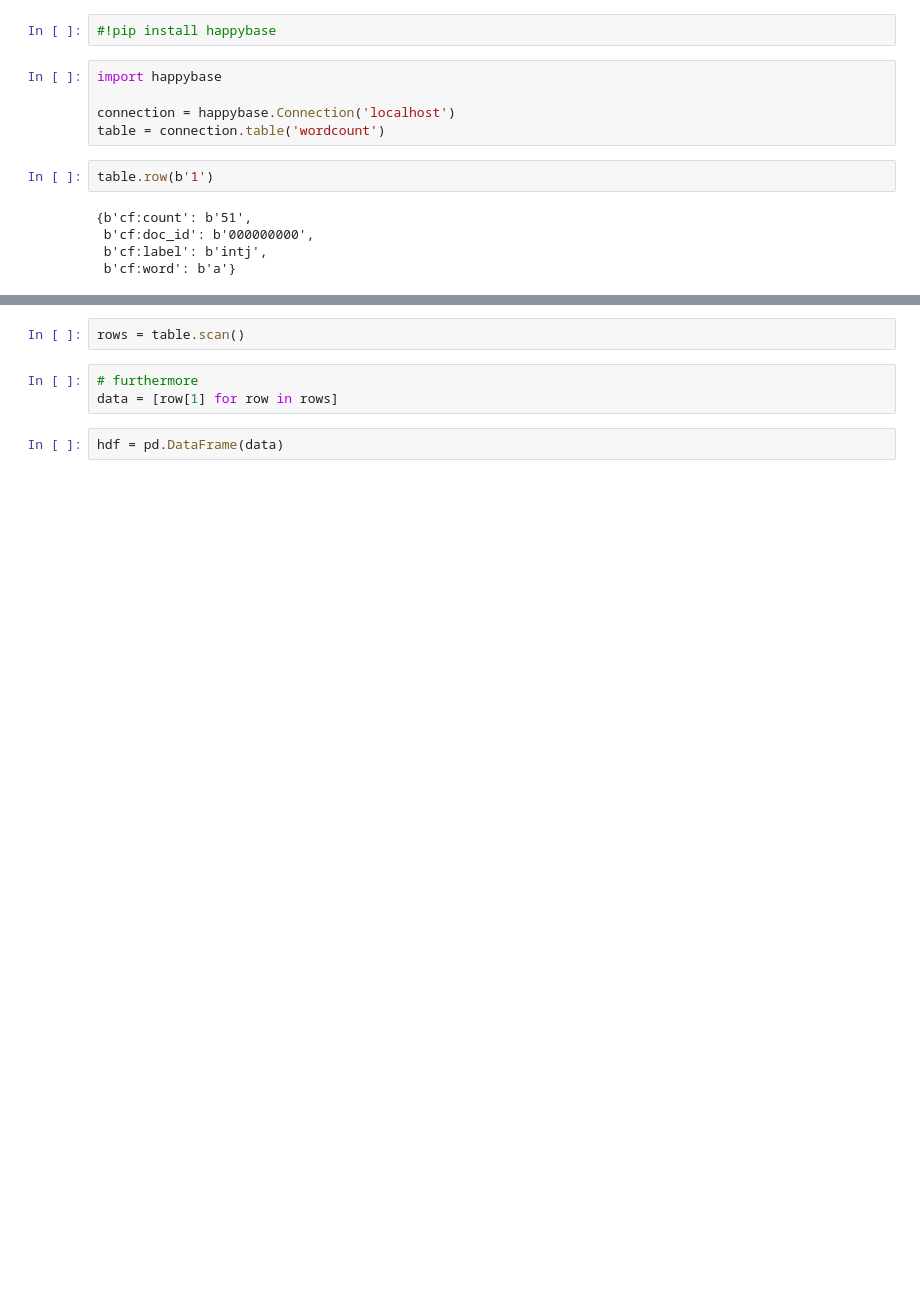
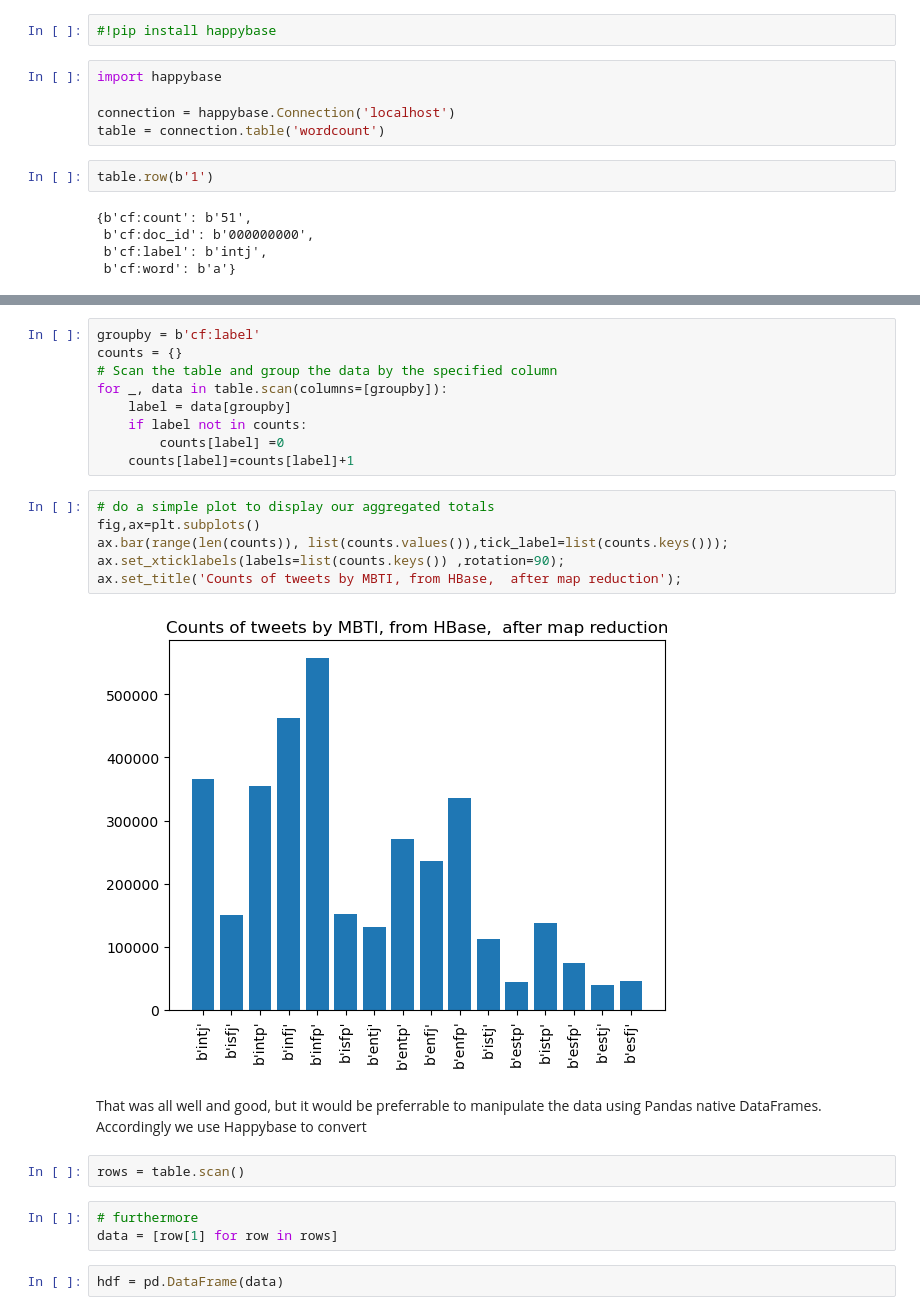
Before and after one commit to johncattanach/BigDataCA, a Jupyter notebook: twitter-mbti-eda2.ipynb, the cells around one changed output, grey strips where cells are left out. Cells and saved outputs as stored; diff of their text form; blank space fills up the shorter version.

```diff
--- a/twitter-mbti-eda2.ipynb
+++ b/twitter-mbti-eda2.ipynb
@@ -243,3 +237,23 @@ table.row(b'1')
+# %%
+groupby = b'cf:label'
+counts = {}
+# Scan the table and group the data by the specified column
+for _, data in table.scan(columns=[groupby]):
+    label = data[groupby]
+    if label not in counts:
+        counts[label] =0
+    counts[label]=counts[label]+1
+# %%
+# do a simple plot to display our aggregated totals
+fig,ax=plt.subplots()
+ax.bar(range(len(counts)), list(counts.values()),tick_label=list(counts.keys()));
+ax.set_xticklabels(labels=list(counts.keys()) ,rotation=90);
+ax.set_title('Counts of tweets by MBTI, from HBase,  after map reduction');
+# %% [output]
+[figure, added]
+# %% [markdown]
+That was all well and good, but it would be preferrable to manipulate the data using Pandas native DataFrames.
+Accordingly we use Happybase to convert
 # %%
 rows = table.scan()
 # %%
```
Also changed, not shown: parts of 29 cells of this notebook, 3 other files.
